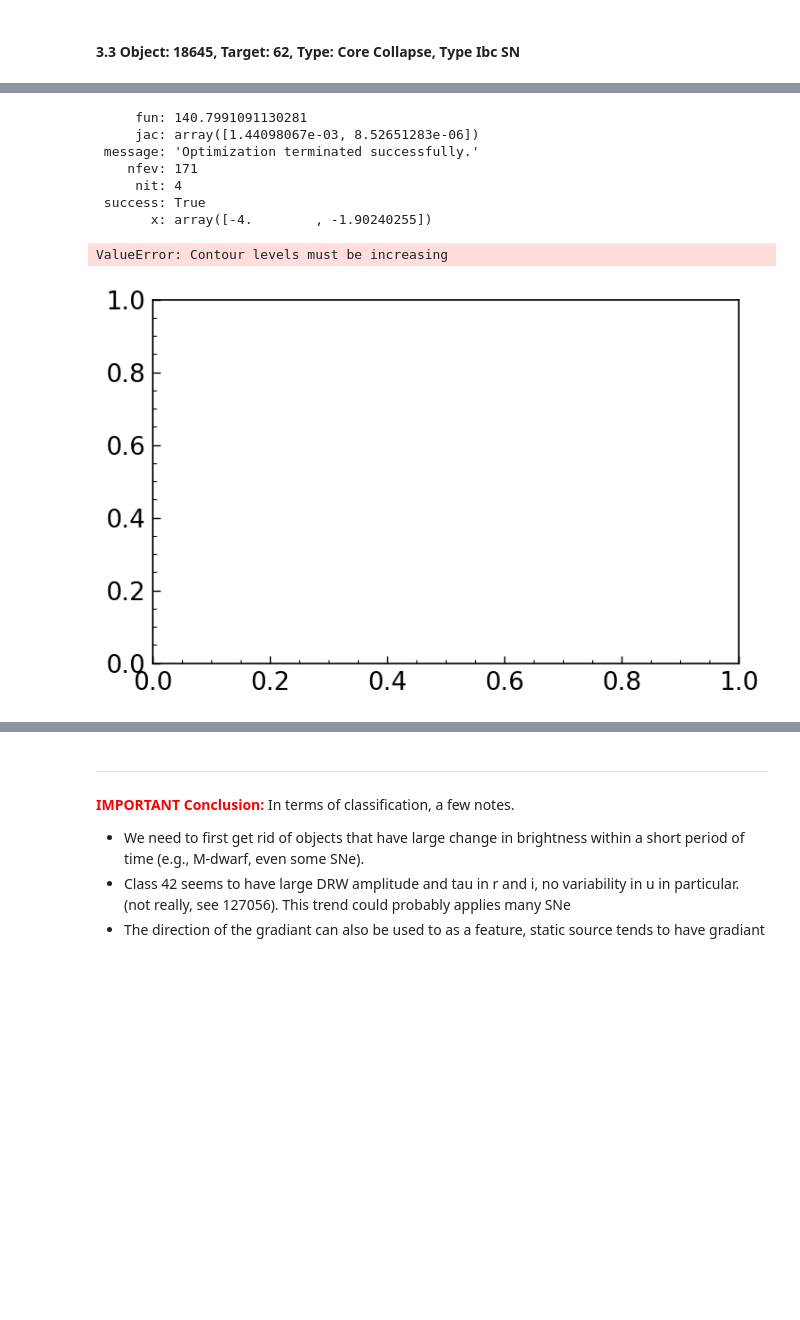
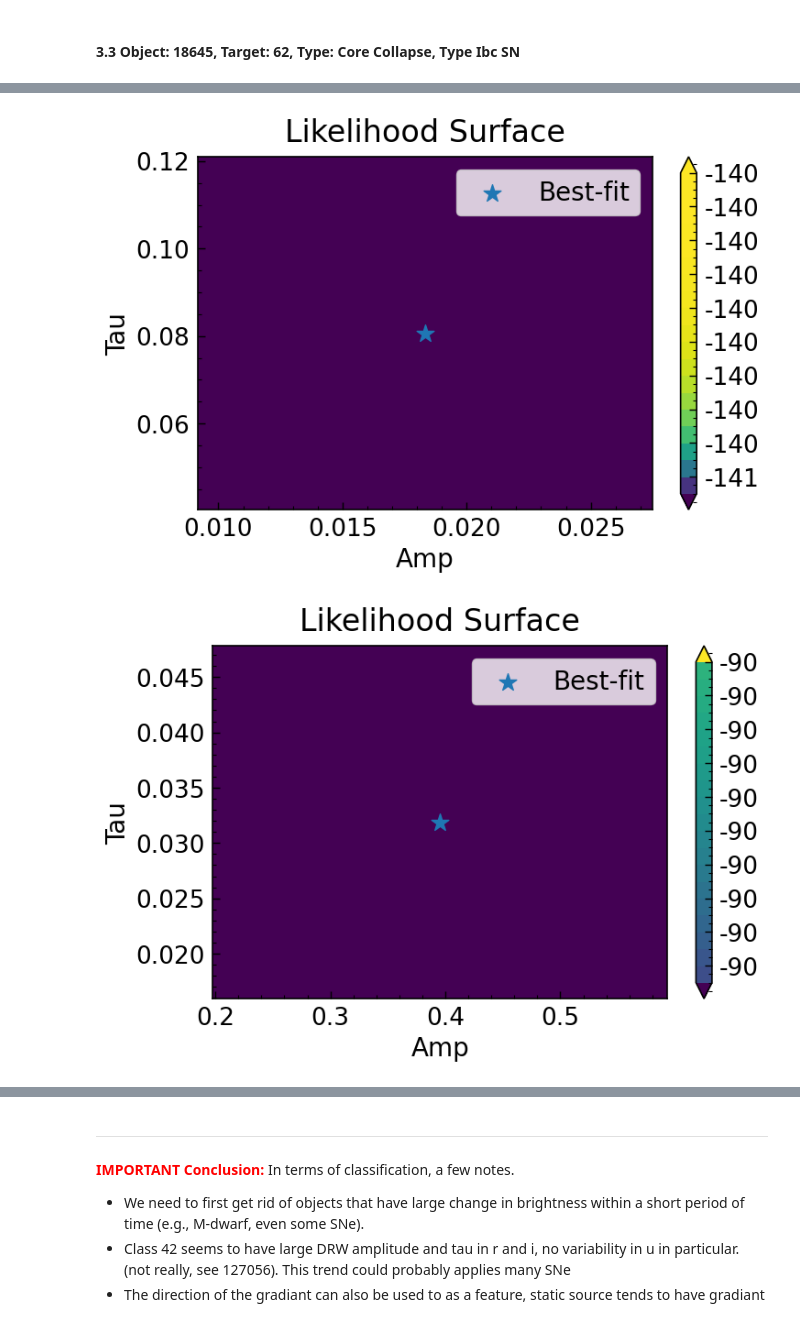
Before and after one commit to laofei177/plasticc_carma, a Jupyter notebook: notebooks/01_EDA.ipynb, the cells around one changed output, grey strips where cells are left out. Cells and saved outputs as stored; diff of their text form; code cells hidden in the pictures; blank space fills up the shorter version.

```diff
--- a/notebooks/01_EDA.ipynb
+++ b/notebooks/01_EDA.ipynb
@@ -612,7 +593,7 @@ meta
 # %%
 lc = train_lc[train_lc.object_id == 18645]
 max_err = np.percentile(lc.flux_err, 99)
-# lc = lc[lc.flux_err < max_err]
+lc = lc[lc.flux_err < max_err]
 # lc['flux'] -= lc['flux'].min()
 for band in range(6):
     lc_per_f = lc[lc.passband == band]
@@ -628,13 +609,5 @@ plt.legend(fontsize=15)
 # %%
-lc = train_lc[train_lc.object_id == 18645]
-best_fit = lc_fit_data(lc, plot=True, debug=True)
+best_fit = lc_fit_data(lc, plot=True)
 # %% [output]
-     fun: 140.7991091130281
-     jac: array([1.44098067e-03, 8.52651283e-06])
- message: 'Optimization terminated successfully.'
-    nfev: 171
-     nit: 4
- success: True
-       x: array([-4.        , -1.90240255])
-ValueError: Contour levels must be increasing
-[figure, old version]
+[figure, new version]
+[figure, added]
```
Also changed, not shown: parts of 16 cells of this notebook, 1 other file.
